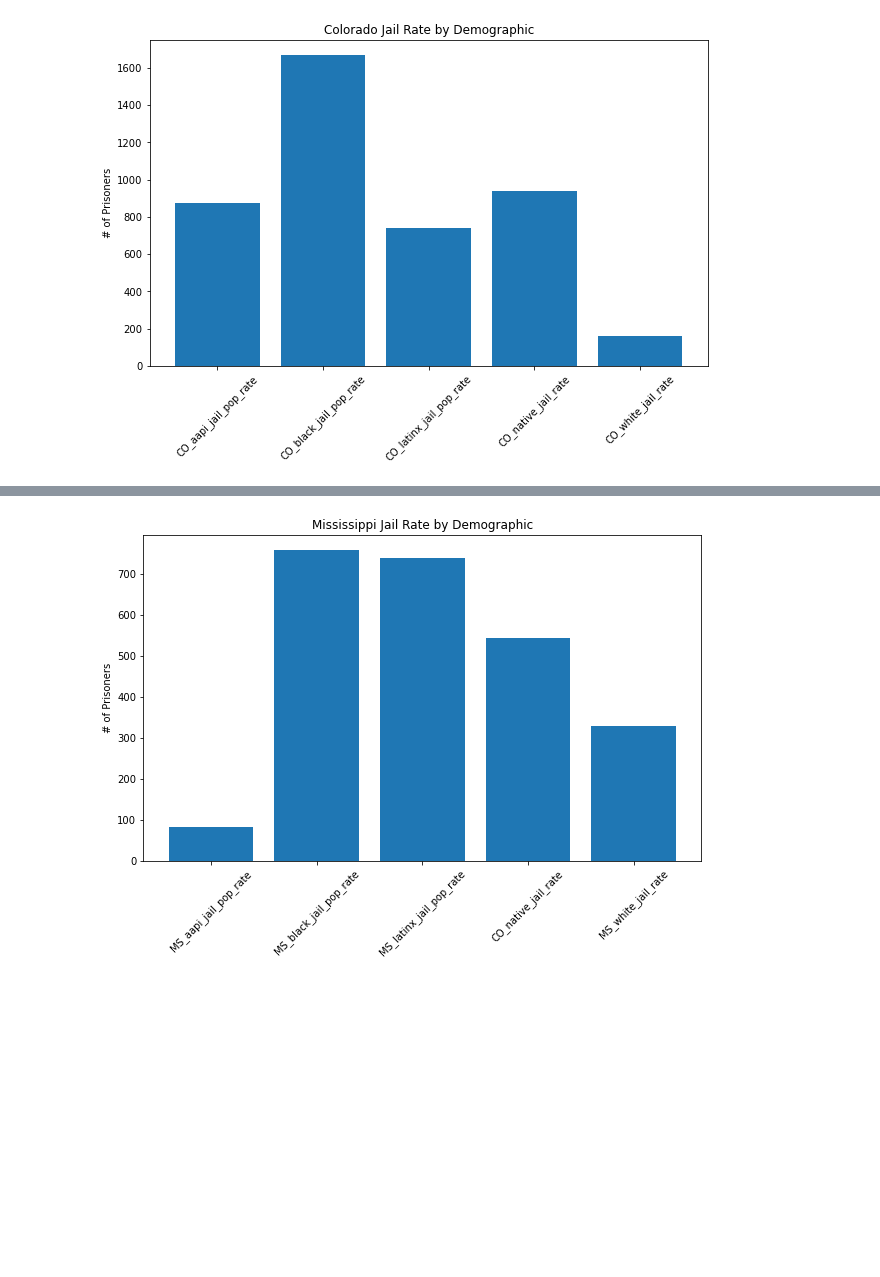
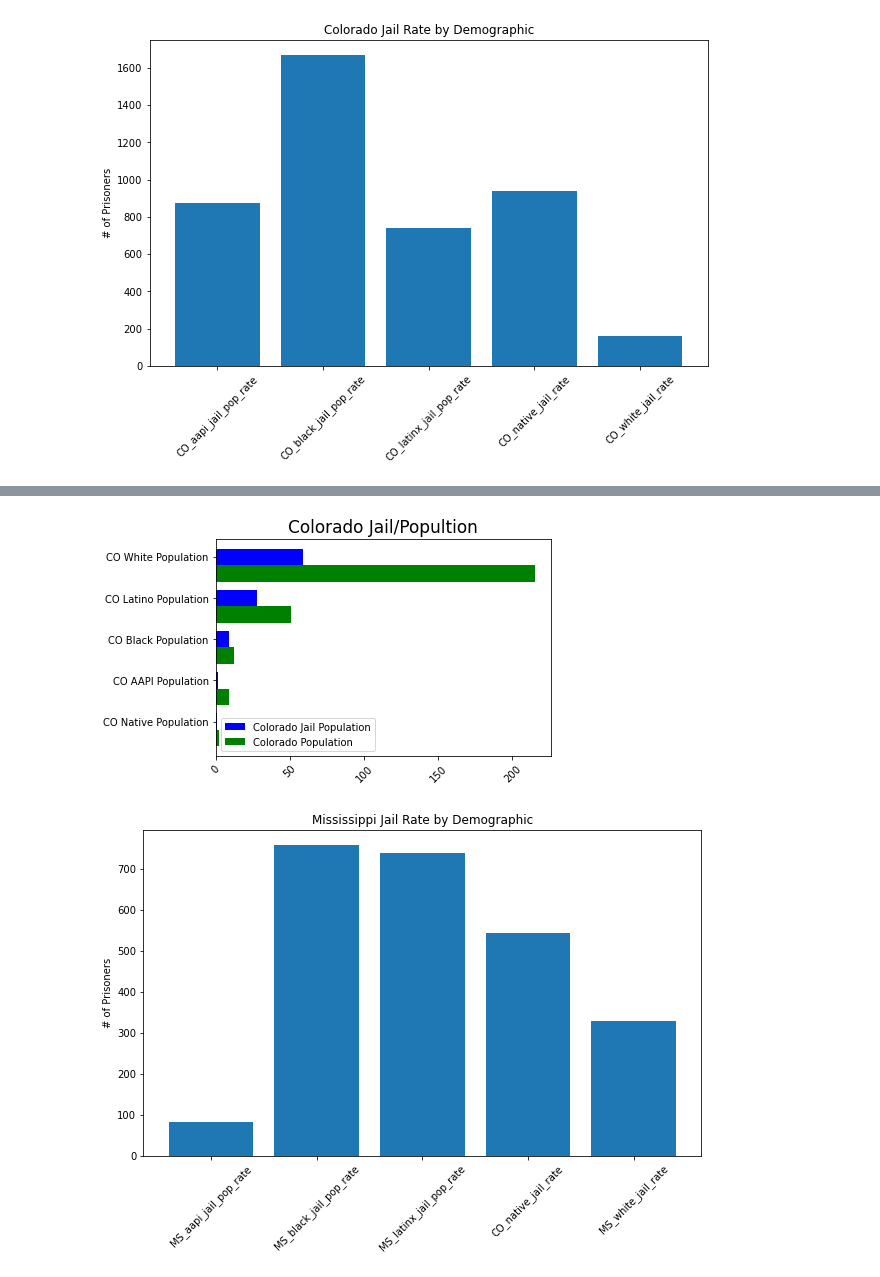
Before and after one commit to mdetiberiis01/USA-Incarceration-Time-Series, a Jupyter notebook: Cleaning and EDA.ipynb, the cells around one changed output, grey strips where cells are left out. Saved outputs shown, nothing was run; the diff lists cells and outputs as text; code cells hidden in the pictures; blank space fills up the shorter version.

```diff
--- a/Cleaning and EDA.ipynb
+++ b/Cleaning and EDA.ipynb
@@ -315,11 +319,11 @@ fig.set_facecolor('white')
 # %%
 CO_aapi_jail_pop = CO_df['aapi_jail_pop'].mean()
-CO_black_jail_pop = CO_df['black_jail_pop'].mean()
+CO_black_jail_pop = CO_df['black_jail_pop'].mean()/2
 CO_latinx_jail_pop = CO_df['latinx_jail_pop'].mean()
 CO_native_jail_pop = CO_df['native_jail_pop'].mean()
 CO_white_jail_pop = CO_df['white_jail_pop'].mean()
 # %%
-CO_rate_by_demo = {'CO_aapi_jail_pop': CO_aapi_jail_pop , 'CO_black_jail_pop' : CO_black_jail_pop, 'CO_latinx_jail_pop': CO_latinx_jail_pop, 'CO_native_jail_pop' : CO_native_jail_pop, 'CO_white_jail_pop' : CO_white_jail_pop}
+CO_jail_pop_by_demo = {'CO_native_jail_pop' : CO_native_jail_pop,'CO_aapi_jail_pop': CO_aapi_jail_pop , 'CO_black_jail_pop' : CO_black_jail_pop, 'CO_latinx_jail_pop': CO_latinx_jail_pop, 'CO_white_jail_pop' : CO_white_jail_pop}
 
-keys = CO_rate_by_demo.keys()
-values = CO_rate_by_demo.values()
+keys = CO_jail_pop_by_demo.keys()
+values = CO_jail_pop_by_demo.values()
@@ -375,3 +365,16 @@ fig.set_facecolor('white')
+# %%
+X = np.arange(len(CO_jail_pop_by_demo))
+ax = plt.subplot(111)
+ax.barh(X, CO_jail_pop_by_demo.values(), height=0.4, color='b', align='center')
+ax.barh(X-0.4,CO_pop_by_demo.values(), height=0.4, color='g', align='center')
+ax.legend(('Colorado Jail Population','Colorado Population'))
+plt.yticks(X, CO_pop_by_demo.keys())
+plt.title("Colorado Jail/Popultion", fontsize=17)
+
+plt.xticks(rotation=45)
+plt.show()
+# %% [output]
+[figure, added]
 # %%
 MS_aapi_jail_rate = MS_df['aapi_jail_pop_rate'].mean()
 MS_black_jail_rate = MS_df['black_jail_pop_rate'].mean()
```
Also changed, not shown: parts of 43 cells of this notebook, 2 other files.
